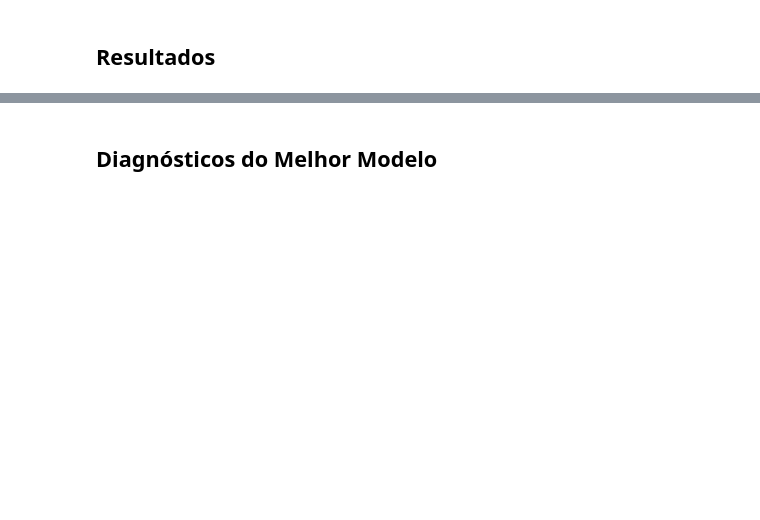
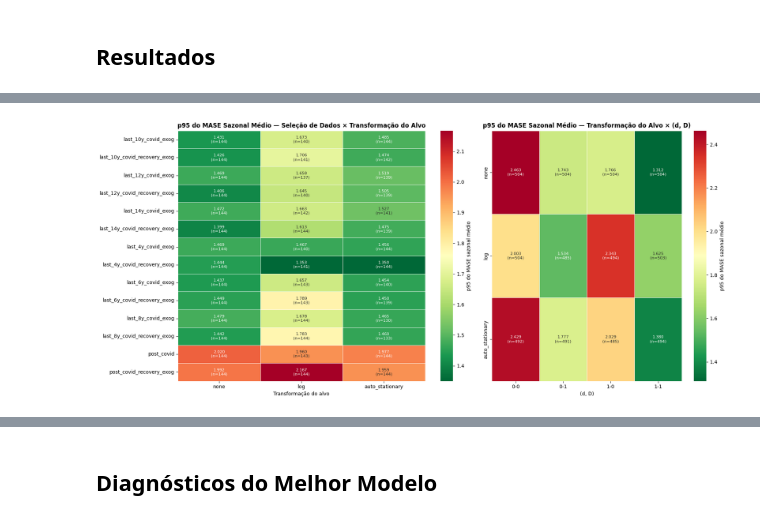
Before and after one commit to Gbrlmoraes/brazil_tourism_forecasting_benchmark, a Jupyter notebook: notebooks_ptbr/5_arima_model_testing_ptbr.ipynb, the cells around one changed output, grey strips where cells are left out. Cells and saved outputs as stored; diff of their text form; code cells hidden in the pictures; blank space fills up the shorter version.

```diff
--- a/notebooks_ptbr/5_arima_model_testing_ptbr.ipynb
+++ b/notebooks_ptbr/5_arima_model_testing_ptbr.ipynb
@@ -352,0 +907,80 @@ display(
+# %%
+P95_QUANTILE = 0.05  # p95: the value only the best 5% of a cell's models beat
+
+
+def p95(values):
+    return values.quantile(P95_QUANTILE)
+
+
+def p95_pivot(index, columns):
+    """p95 of the mean seasonal MASE per cell, and the number of models per cell."""
+    kwargs = {'index': index, 'columns': columns, 'values': 'mase_mean'}
+    return (
+        results_df.pivot_table(**kwargs, aggfunc=p95),
+        results_df.pivot_table(**kwargs, aggfunc='count'),
+    )
+
+
+def p95_labels(pivot, counts):
+    """Cell labels: the p95 value and, below it, the number of models."""
+    return pd.DataFrame(
+        [
+            ['' if pd.isna(v) else f'{v:.3f}\n(n={int(n)})' for v, n in zip(values, ns)]
+            for values, ns in zip(pivot.to_numpy(), counts.to_numpy())
+        ],
+        index=pivot.index,
+        columns=pivot.columns,
+    )
+
+
+p95_by_selection_transform, n_by_selection_transform = (
+    frame.reindex(columns=TARGET_TRANSFORMS)
+    for frame in p95_pivot('data_selection', 'target_transform')
+)
+p95_by_transform_diff, n_by_transform_diff = (
+    frame.reindex(TARGET_TRANSFORMS)
+    for frame in p95_pivot('target_transform', ['d', 'D'])
+)
+
+fig, axes = plt.subplots(1, 2, figsize=(18, 8), gridspec_kw={'width_ratios': [1.3, 1]})
+for ax, pivot, counts, title, xlabel in [
+    (
+        axes[0],
+        p95_by_selection_transform,
+        n_by_selection_transform,
+        'Seleção de Dados × Transformação do Alvo',
+        'Transformação do alvo',
+    ),
+    (
+        axes[1],
+        p95_by_transform_diff,
+        n_by_transform_diff,
+        'Transformação do Alvo × (d, D)',
+        '(d, D)',
+    ),
+]:
+    sns.heatmap(
+        pivot,
+        annot=p95_labels(pivot, counts),
+        fmt='',
+        annot_kws={'fontsize': 8},
+        cmap='RdYlGn_r',
+        linewidths=0.4,
+        ax=ax,
+        cbar_kws={'label': 'p95 do MASE sazonal médio'},
+    )
+    ax.set_title(f'p95 do MASE Sazonal Médio — {title}', fontweight='bold')
+    ax.set_xlabel(xlabel)
+    ax.set_ylabel('')
+
+plt.tight_layout()
+plt.show()
+
+display(
+    p95_by_selection_transform.assign(
+        best=p95_by_selection_transform.idxmin(axis=1)
+    ).round(3)
+)
+display(p95_by_transform_diff.round(3))
+# %% [output]
+[figure, added]
```
Also changed, not shown: parts of 25 cells of this notebook, 9 other files.
